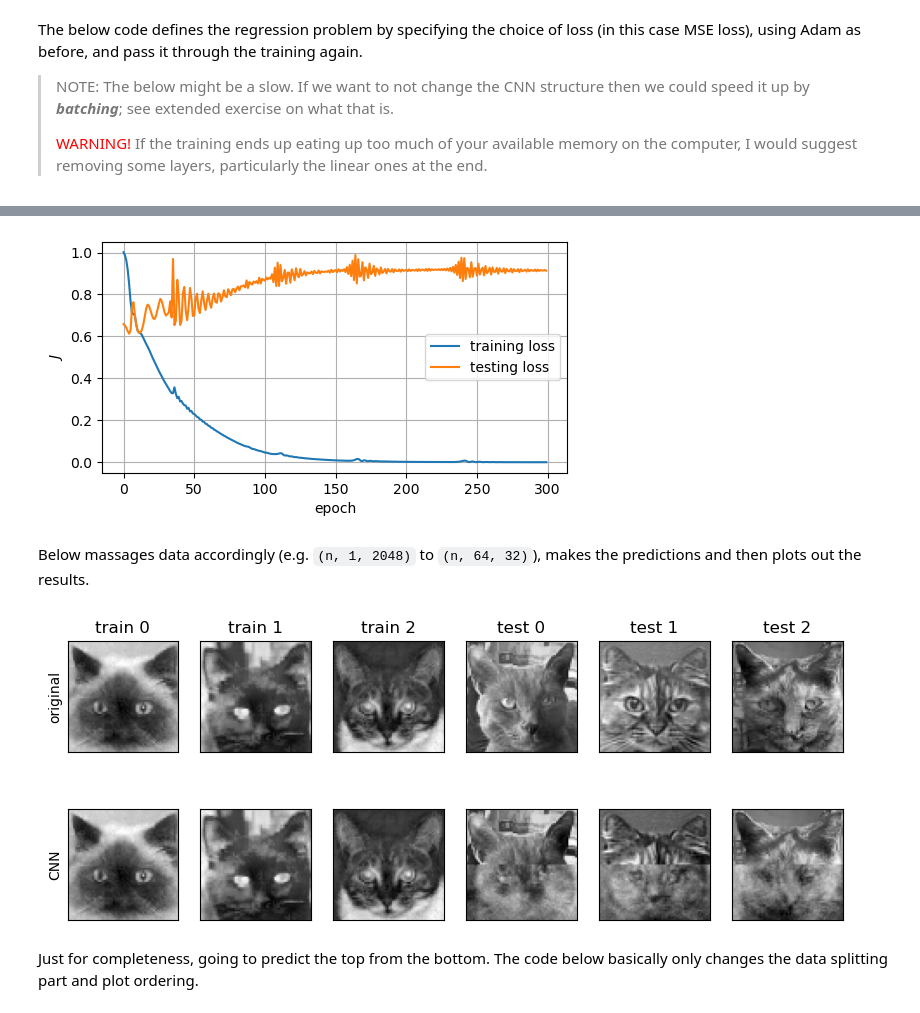
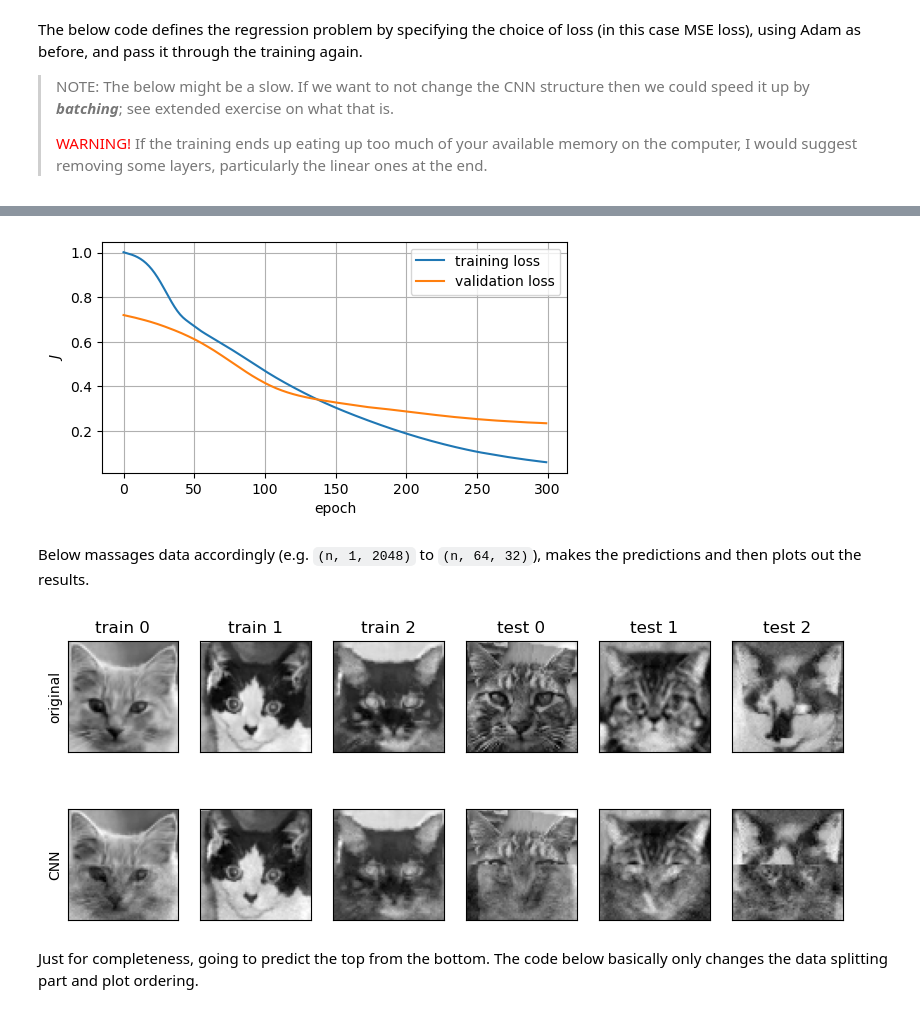
Before and after one commit to julianmak/OCES4303_ML_ocean, a Jupyter notebook: rendered/09_convolutional_neural_networks.ipynb, the cells around one changed output, grey strips where cells are left out. Cells and saved outputs as stored; diff of their text form; code cells hidden in the pictures.

```diff
--- a/rendered/09_convolutional_neural_networks.ipynb
+++ b/rendered/09_convolutional_neural_networks.ipynb
@@ -103,8 +142,9 @@ For the present classification problem the inputs we have were integers, and aft
 # data convertion in to pytorch objects
 print(f"X_train array shape before = {X_train.shape}")
 
-X_train, X_test = torch.FloatTensor(X_train), torch.FloatTensor(X_test)
-Y_train, Y_test = torch.LongTensor(Y_train), torch.LongTensor(Y_test)
+X_train, Y_train = torch.FloatTensor(X_train), torch.LongTensor(Y_train)
+X_test, Y_test = torch.FloatTensor(X_test), torch.LongTensor(Y_test)
+X_valid, Y_valid = torch.FloatTensor(X_valid), torch.LongTensor(Y_valid)
 
 print(f"X_train tensor size after = {X_train.size()}")
 print(" ")
@@ -183,7 +223,7 @@ Here we need to initialise the neural network model in order to pass the model w
 torch.manual_seed(1234)
 
 model = nn_classify_pets()
-learning_rate = 0.001
+learning_rate = 0.0001
 J = nn.CrossEntropyLoss()
 optimizer = optim.Adam(model.parameters(), lr=learning_rate)  # default is 0.001
 
@@ -952,0 +1155,20 @@ X_test, Y_test = torch.FloatTensor(X_test), torch.FloatTensor(Y_test)
+# %%
+# quick plots to see the images
+ind = np.arange(train_sample)
+np.random.shuffle(ind)  # syntax for shuffle: not used like a function with input output...
+
+# sample show (on-the-fly reshape data)
+fig = plt.figure(figsize=(8, 2))
+for i in range(5):
+    ax = plt.subplot(2, 5, i+1)
+    ax.imshow(np.reshape(X_train[ind[i], :], (64, 32)).T, cmap="gray")
+    ax.set_title(f"#{ind[i]}")
+    if i == 0:
+        ax.set_ylabel("$X$")
+    ax.set_xticks([]); ax.set_yticks([]);
+
+    ax = plt.subplot(2, 5, i+1+5)
+    ax.imshow(np.reshape(Y_train[ind[i], :], (64, 32)).T, cmap="gray")
+    if i == 0:
+        ax.set_ylabel("$Y$")
+    ax.set_xticks([]); ax.set_yticks([]);
@@ -962,13 +1186,15 @@ The below code defines the regression problem by specifying the choice of loss (
 torch.manual_seed(1234)
 
 model = cnn_regression()
-learning_rate = 0.001  # larger value also seems ok for regression
+learning_rate = 0.0001
 J = nn.MSELoss()  # one choice for regression problems
 optimizer = optim.Adam(model.parameters(), lr=learning_rate)  # default is 0.001
 
 # change the shape of input for the CNN
 # X's go in as a 2d to be pass through the Conv2d
-X_train, X_test = X_train.view(-1, 1, 64, 32), X_test.view(-1, 1, 64, 32)
+X_train = X_train.view(-1, 1, 64, 32)
+X_test  = X_test.view(-1, 1, 64, 32)
+X_valid = X_valid.view(-1, 1, 64, 32)
 
 # Y's go in as 1d tensors along feature dimension after the linear layer
 # no reshape here, but need to reshape for visualising later
@@ -976,6 +1202,6 @@ X_train, X_test = X_train.view(-1, 1, 64, 32), X_test.view(-1, 1, 64, 32)
 # do the actual training
 model, train_J, test_J = training(model, optimizer, J,
                                   X_train, Y_train,
-                                  X_test, Y_test,
+                                  X_valid, Y_valid,
                                   num_epochs=300, out_epoch=20)
 # %% [output]
@@ -998,13 +1224,13 @@ Epoch 300/300, Train Loss: 0.0002, Test Loss: 0.9134
 fig = plt.figure(figsize=(6, 3))
 ax = plt.axes()
 ax.plot(train_J, label="training loss")
-ax.plot(test_J, label="testing loss")
+ax.plot(valid_J, label="validation loss")
 ax.set_xlabel("epoch")
 ax.set_ylabel(r"$J$")
 ax.grid()
 ax.legend();
 # %% [output]
-[figure, old version]
+[figure, new version]
 # %% [markdown]
 Below massages data accordingly (e.g. `(n, 1, 2048)` to `(n, 64, 32)`), makes the predictions and then plots out the results.
 # %%
@@ -1016,10 +1242,10 @@ Y_train_plot = Y_train.numpy()
 X_test_plot = X_test.view(-1, 64*32).numpy()
 Y_test_plot = Y_test.numpy()
 
-ind_train = np.arange(n)
+ind_train = np.arange(train_sample)
 np.random.shuffle(ind_train)
 
-ind_test = np.arange(80-n)
+ind_test = np.arange(test_sample)
 np.random.shuffle(ind_test)
 
 fig, ax = plt.subplots(figsize=(10, 4), nrows=2, ncols=6)
@@ -1032,34 +1258,34 @@ for j in range(0, 3):
     ax[0][j].imshow(np.hstack((np.reshape(X_train_plot[ind, :], (64, 32)),
                                np.reshape(Y_train_plot[ind, :], (64, 32)))).T,
                     cmap="gray")
     ax[0][j].set_title(f"train {j}")
 
     ax[1][j].imshow(np.hstack((np.reshape(X_train_plot[ind, :], (64, 32)),
                                np.reshape(Y_pred[ind, :], (64, 32)))).T,
                     cmap="gray")
 
 with torch.no_grad():
     Y_pred = model(X_test).view(-1, 64*32).numpy()
 
 for j in range(3, 6):
     ind = ind_test[j]
     ax[0][j].imshow(np.hstack((np.reshape(X_test_plot[ind, :], (64, 32)),
                                np.reshape(Y_test_plot[ind, :], (64, 32)))).T,
                     cmap="gray")
     ax[0][j].set_title(f"test {j-3}")
 
     ax[1][j].imshow(np.hstack((np.reshape(X_test_plot[ind, :], (64, 32)),
                                np.reshape(Y_pred[ind, :], (64, 32)))).T,
                     cmap="gray")
 
 for i in range(2):
     for j in range(6):
         ax[i][j].set_xticks([]); ax[i][j].set_yticks([]);
         if j == 0:
             ax[0][j].set_ylabel("original")
             ax[1][j].set_ylabel("CNN")
 # %% [output]
-[figure, old version]
+[figure, new version]
 # %% [markdown]
 Just for completeness, going to predict the top from the bottom. The code below basically only changes the data splitting part and plot ordering.
 # %%
```
Also changed, not shown: parts of 39 cells of this notebook, 4 other files.
